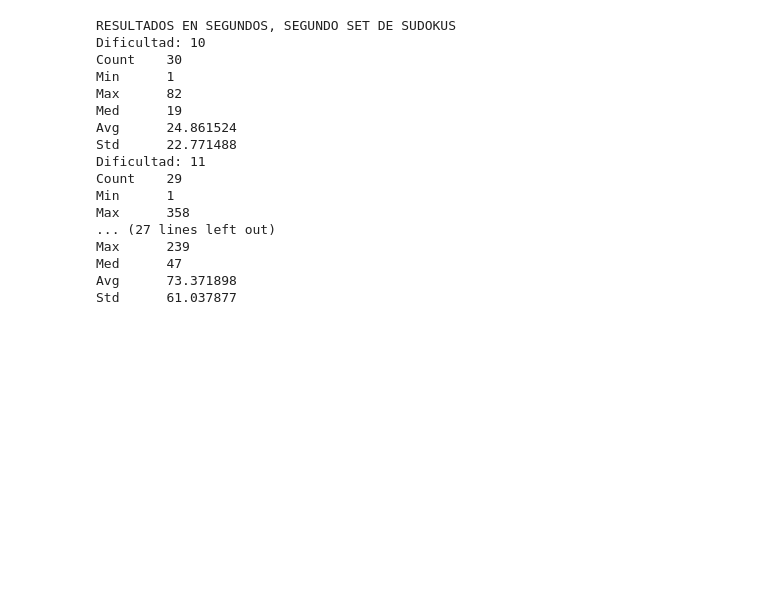
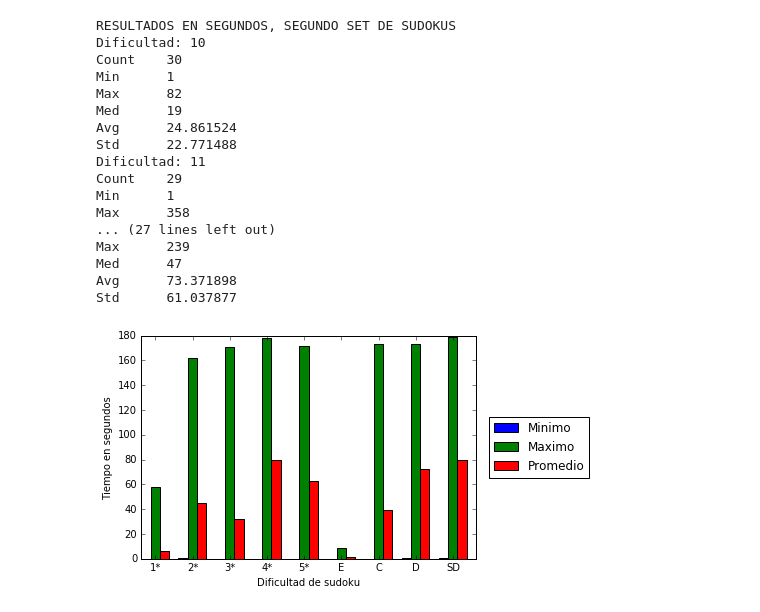
Before and after one commit to axelmaddonni/metah, a Jupyter notebook: graficos.ipynb, the cells around one changed output. Drawn from its saved outputs; the diff is of its cells as text; code cells hidden in the pictures; blank space fills up the shorter version.

Commit message:
subo algo de los graficos

```diff
--- a/graficos.ipynb
+++ b/graficos.ipynb
@@ -133,0 +126,18 @@ import matplotlib.pyplot as plt
+# %%
+# 1
+# Hacer grafico de barra
+# Eje X : dificultades (de la 1 a la 9, poner los nombres de las dificultades como en la tabla)
+# Eje y: tiempos MINIMO, PROMEDO Y MAXIMO (en segundos) (3 columnas por dificultad)
+
+datos = [[0,1,0,0,0,0,0,1,1],[58,162,171,178,172,9,173,173,179],[6.5,44.8,32.3,79.7,62.6,1.7,39.1,72.7,79.4]]
+X = np.arange(9)
+plt.bar(X + 0.00, datos[0], color = "b", width = 0.25)
+plt.bar(X + 0.25, datos[1], color = "g", width = 0.25)
+plt.bar(X + 0.50, datos[2], color = "r", width = 0.25)
+plt.xticks(X+0.38, ["1*","2*","3*","4*", "5*", "E" , "C", "D", "SD"])
+plt.legend(['Minimo', 'Maximo', 'Promedio'], bbox_to_anchor=(1.04,0.5), loc="center left", borderaxespad=0)
+plt.xlabel("Dificultad de sudoku")
+plt.ylabel("Tiempo en segundos")
+plt.show()
+# %% [output]
+[figure, added]
```
Also changed, not shown: parts of 4 cells of this notebook.
